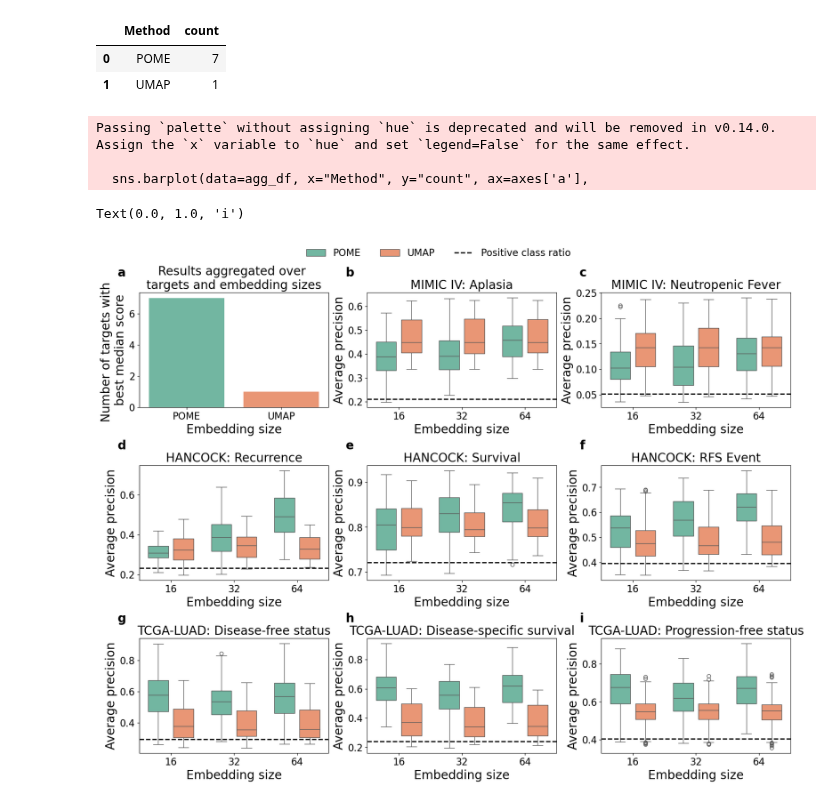
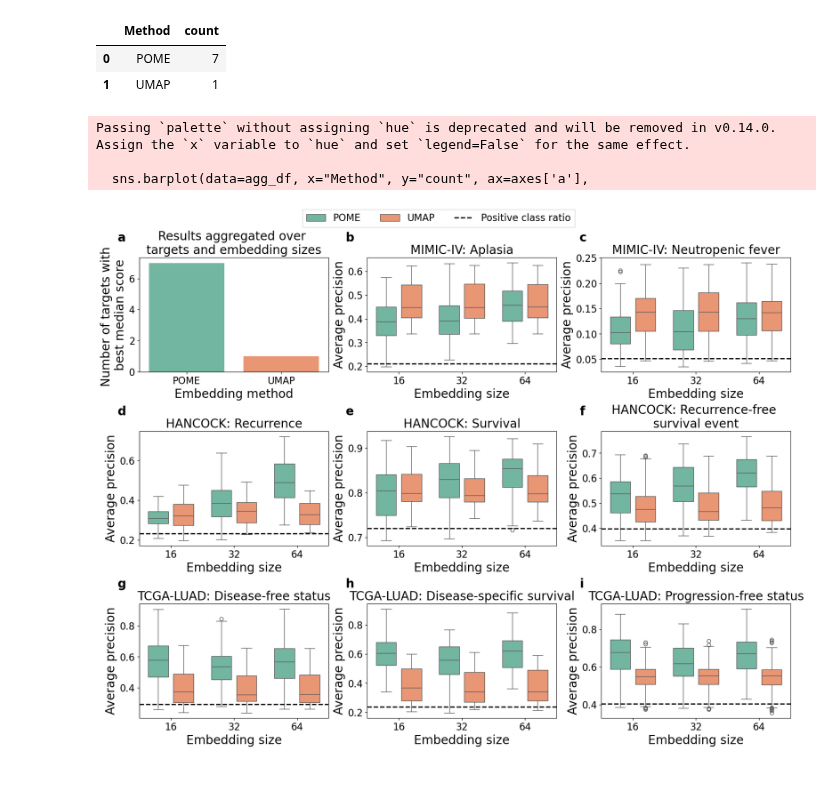
Before and after one commit to bionetslab/POME_Evaluation, a Jupyter notebook: scripts/plot_fig3_linear_probing.ipynb, the cells around one changed output. Saved outputs shown, nothing was run; the diff lists cells and outputs as text; code cells hidden in the pictures.

```diff
--- a/scripts/plot_fig3_linear_probing.ipynb
+++ b/scripts/plot_fig3_linear_probing.ipynb
@@ -85,7 +85,7 @@ pvalfontsize = 18
 # Aggregated plot first.
 sns.barplot(data=agg_df, x="Method", y="count", ax=axes['a'],
              palette=sns.color_palette("Set2"))
-axes['a'].set_xlabel('Embedding size', fontsize=labelfontsize)
+axes['a'].set_xlabel('Embedding method', fontsize=labelfontsize)
 axes['a'].set_ylabel('Number of targets with \nbest median score', fontsize=labelfontsize)
 axes['a'].tick_params(axis='x', labelsize=ticklabelsize)
 axes['a'].tick_params(axis='y', labelsize=ticklabelsize)
@@ -118,7 +118,7 @@ axes['b'].tick_params(axis='x', labelsize=ticklabelsize)
 axes['b'].tick_params(axis='y', labelsize=ticklabelsize)
 #axes['b'].set_yticks([0.0, 1.0, 2.0])
 #axes['a'].set_ylim(0.1, 0.65)
-axes['b'].set_title("MIMIC IV: Aplasia", fontsize=titlefontsize)
+axes['b'].set_title("MIMIC-IV: Aplasia", fontsize=titlefontsize)
 axes['b'].text(0.0, 1.0, 'b', transform=axes['b'].transAxes + offset, fontsize=labelfontsize, fontweight='bold')
 
 handles, labels = axes["b"].get_legend_handles_labels()
@@ -130,7 +130,8 @@ legend1 = fig.legend(
     bbox_to_anchor=(0.49, 1.02),   # adjust this value
     ncol=len(labels),
     fontsize=legendfontsize,
-    frameon=False
+    frameon=True,
+    fancybox=False,
 )
 
 # Subset data
@@ -155,7 +156,7 @@ axes['c'].set_xlabel('Embedding size', fontsize=labelfontsize)
 axes['c'].set_ylabel('Average precision', fontsize=labelfontsize)
 axes['c'].tick_params(axis='x', labelsize=ticklabelsize)
 axes['c'].tick_params(axis='y', labelsize=ticklabelsize)
-axes['c'].set_title("MIMIC IV: Neutropenic Fever", fontsize=titlefontsize)
+axes['c'].set_title("MIMIC-IV: Neutropenic fever", fontsize=titlefontsize)
 axes['c'].text(0.0, 1.0, 'c', transform=axes['c'].transAxes + offset, fontsize=labelfontsize, fontweight='bold')
 
 
@@ -228,7 +229,7 @@ axes['f'].set_xlabel('Embedding size', fontsize=labelfontsize)
 axes['f'].set_ylabel('Average precision', fontsize=labelfontsize)
 axes['f'].tick_params(axis='x', labelsize=ticklabelsize)
 axes['f'].tick_params(axis='y', labelsize=ticklabelsize)
-axes['f'].set_title("HANCOCK: RFS Event", fontsize=titlefontsize)
+axes['f'].set_title("HANCOCK: Recurrence-free \nsurvival event", fontsize=titlefontsize)
 axes['f'].text(0.0, 1.0, 'f', transform=axes['f'].transAxes + offset, fontsize=labelfontsize, fontweight='bold')
 
 # Subset data
@@ -280,33 +281,32 @@ axes['h'].set_title("TCGA-LUAD: Disease-specific survival", fontsize=titlefontsi
 axes['h'].text(0.0, 1.0, 'h', transform=axes['h'].transAxes + offset, fontsize=labelfontsize, fontweight='bold')
 
 # Subset data
 pfs_all = tcga_all[tcga_all["Target"] == "Progression Free Status"]
 pfs_naive = pfs_all.loc[pfs_all["Method"] == "Naive", "Score"].iloc[0]
 pfs_all = pfs_all[pfs_all["Method"]!= "Naive"]
 sns.boxplot(data=pfs_all, x="dim", y="Score",
              hue="Method", ax=axes['i'], dodge=True, gap=.2,
              legend=False, palette=sns.color_palette("Set2"))
 
 # Horizontal dashed line for Naive
 axes['i'].axhline(
     pfs_naive,
     color='black',
     linestyle='--',
     linewidth=2,
     label='Positive class ratio'
 )
 
 axes['i'].set_xlabel('Embedding size', fontsize=labelfontsize)
 axes['i'].set_ylabel('Average precision', fontsize=labelfontsize)
 axes['i'].tick_params(axis='x', labelsize=ticklabelsize)
 axes['i'].tick_params(axis='y', labelsize=ticklabelsize)
 axes['i'].set_title("TCGA-LUAD: Progression-free status", fontsize=titlefontsize)
 axes['i'].text(0.0, 1.0, 'i', transform=axes['i'].transAxes + offset, fontsize=labelfontsize, fontweight='bold')
 
-#plt.savefig("supervised_learning_results.pdf", bbox_inches='tight', bbox_extra_artists=[legend1])
+plt.savefig("supervised_learning_results.pdf", bbox_inches='tight', bbox_extra_artists=[legend1])
 # %% [output]
 Passing `palette` without assigning `hue` is deprecated and will be removed in v0.14.0. Assign the `x` variable to `hue` and set `legend=False` for the same effect.
 
   sns.barplot(data=agg_df, x="Method", y="count", ax=axes['a'],
-Text(0.0, 1.0, 'i')
-[figure, old version]
+[figure, new version]
```
Also changed, not shown: 31 other files.
